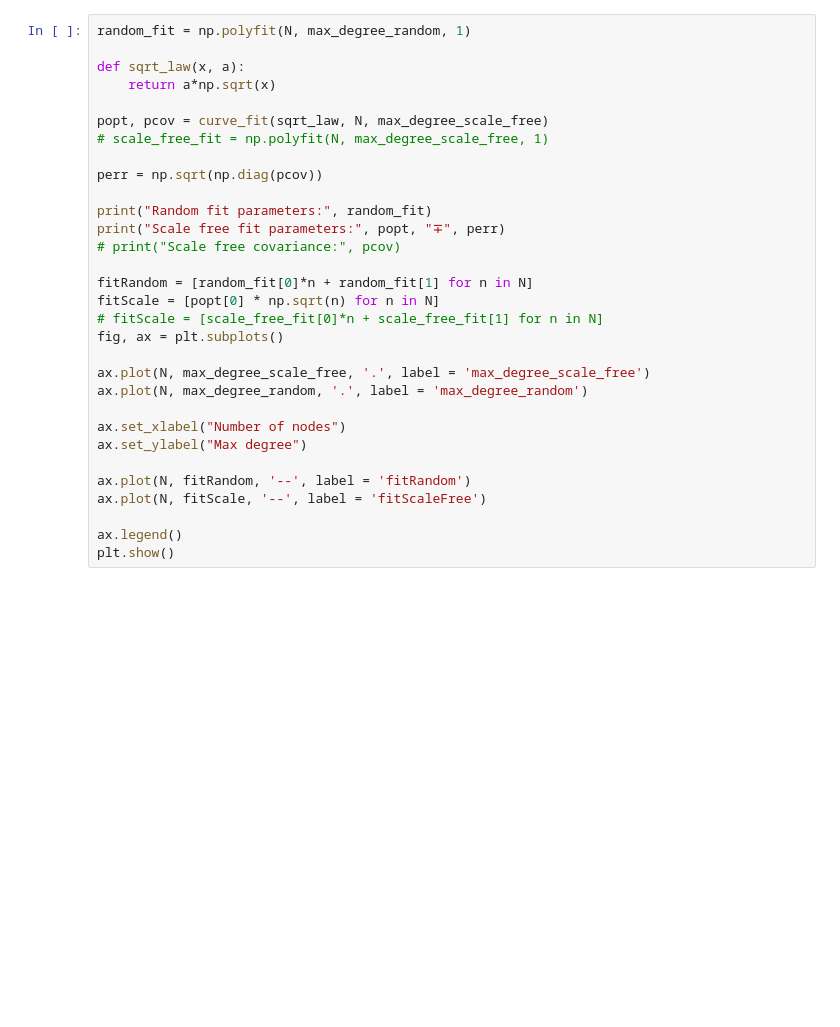
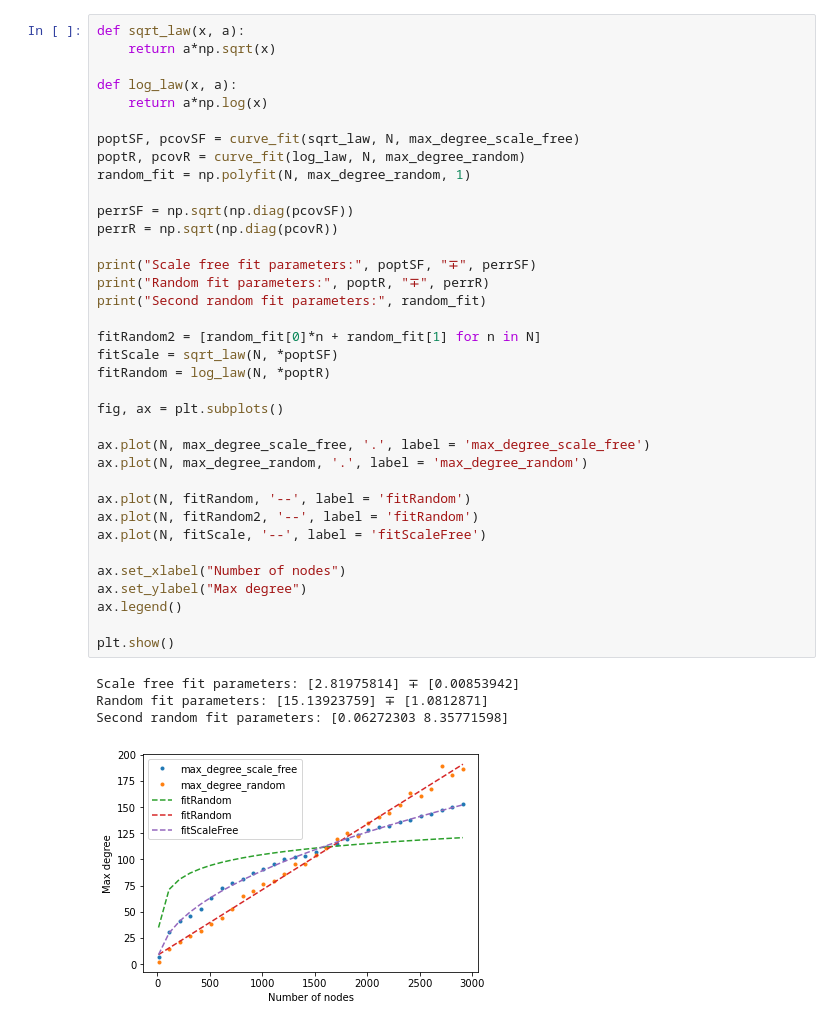
Before and after one commit to Ferri-00/Esame-Complessi, a Jupyter notebook: NetworkProperty.ipynb, the cells around one changed output. Saved outputs shown, nothing was run; the diff lists cells and outputs as text; blank space fills up the shorter version.

```diff
--- a/NetworkProperty.ipynb
+++ b/NetworkProperty.ipynb
@@ -283,31 +308,41 @@ TypeError: barabasi_albert_graph() got an unexpected keyword argument 'initial_g
 # %%
-random_fit = np.polyfit(N, max_degree_random, 1)
-
 def sqrt_law(x, a):
     return a*np.sqrt(x)
 
-popt, pcov = curve_fit(sqrt_law, N, max_degree_scale_free)
-# scale_free_fit = np.polyfit(N, max_degree_scale_free, 1)
+def log_law(x, a):
+    return a*np.log(x)
 
-perr = np.sqrt(np.diag(pcov))
+poptSF, pcovSF = curve_fit(sqrt_law, N, max_degree_scale_free)
+poptR, pcovR = curve_fit(log_law, N, max_degree_random)
+random_fit = np.polyfit(N, max_degree_random, 1)
 
-print("Random fit parameters:", random_fit)
-print("Scale free fit parameters:", popt, "∓", perr)
-# print("Scale free covariance:", pcov)
+perrSF = np.sqrt(np.diag(pcovSF))
+perrR = np.sqrt(np.diag(pcovR))
 
-fitRandom = [random_fit[0]*n + random_fit[1] for n in N]
-fitScale = [popt[0] * np.sqrt(n) for n in N]
-# fitScale = [scale_free_fit[0]*n + scale_free_fit[1] for n in N]
+print("Scale free fit parameters:", poptSF, "∓", perrSF)
+print("Random fit parameters:", poptR, "∓", perrR)
+print("Second random fit parameters:", random_fit)
+
+fitRandom2 = [random_fit[0]*n + random_fit[1] for n in N]
+fitScale = sqrt_law(N, *poptSF)
+fitRandom = log_law(N, *poptR)
+
 fig, ax = plt.subplots()
 
 ax.plot(N, max_degree_scale_free, '.', label = 'max_degree_scale_free')
 ax.plot(N, max_degree_random, '.', label = 'max_degree_random')
 
+ax.plot(N, fitRandom, '--', label = 'fitRandom')
+ax.plot(N, fitRandom2, '--', label = 'fitRandom')
+ax.plot(N, fitScale, '--', label = 'fitScaleFree')
+
 ax.set_xlabel("Number of nodes")
 ax.set_ylabel("Max degree")
+ax.legend()
 
-ax.plot(N, fitRandom, '--', label = 'fitRandom')
-ax.plot(N, fitScale, '--', label = 'fitScaleFree')
-
-ax.legend()
 plt.show()
+# %% [output]
+Scale free fit parameters: [2.81975814] ∓ [0.00853942]
+Random fit parameters: [15.13923759] ∓ [1.0812871]
+Second random fit parameters: [0.06272303 8.35771598]
+[figure, added]
```
Also changed, not shown: parts of 21 cells of this notebook.
